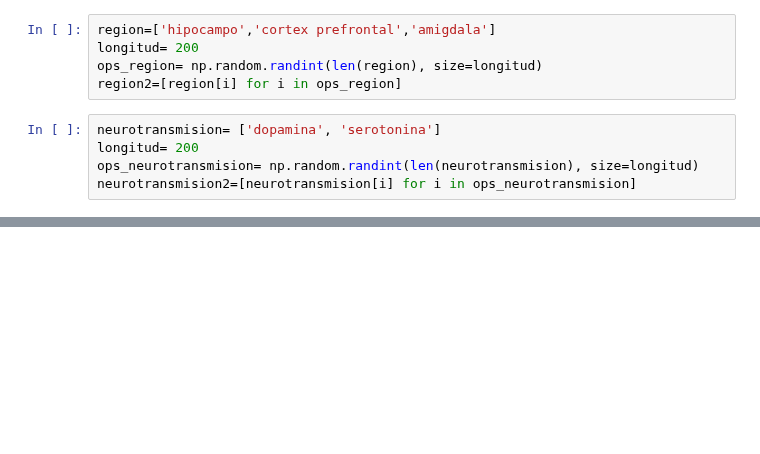
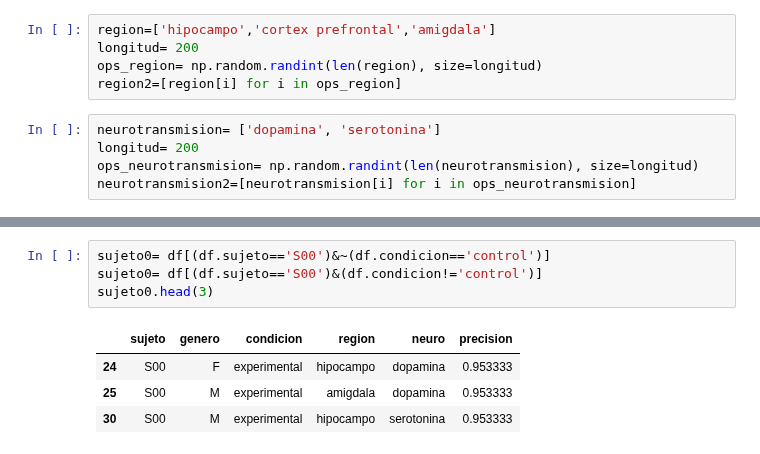
Before and after one commit to Fernando-JAL/Neurociencias-2026-1, a Jupyter notebook: S02_clases/clase_09_22/practicagrupal.ipynb, the cells around one changed output, grey strips where cells are left out. Cells and saved outputs as stored; diff of their text form; blank space fills up the shorter version.

```diff
--- a/S02_clases/clase_09_22/practicagrupal.ipynb
+++ b/S02_clases/clase_09_22/practicagrupal.ipynb
@@ -244,0 +258,9 @@ plt.hist(columna_neurotransmisor)
+# %%
+sujeto0= df[(df.sujeto=='S00')&~(df.condicion=='control')]
+sujeto0= df[(df.sujeto=='S00')&(df.condicion!='control')]
+sujeto0.head(3)
+# %% [output]
+|  | sujeto | genero | condicion | region | neuro | precision |
+| 24 | S00 | F | experimental | hipocampo | dopamina | 0.953333 |
+| 25 | S00 | M | experimental | amigdala | dopamina | 0.953333 |
+| 30 | S00 | M | experimental | hipocampo | serotonina | 0.953333 |
```
Also changed, not shown: parts of 7 cells of this notebook.
